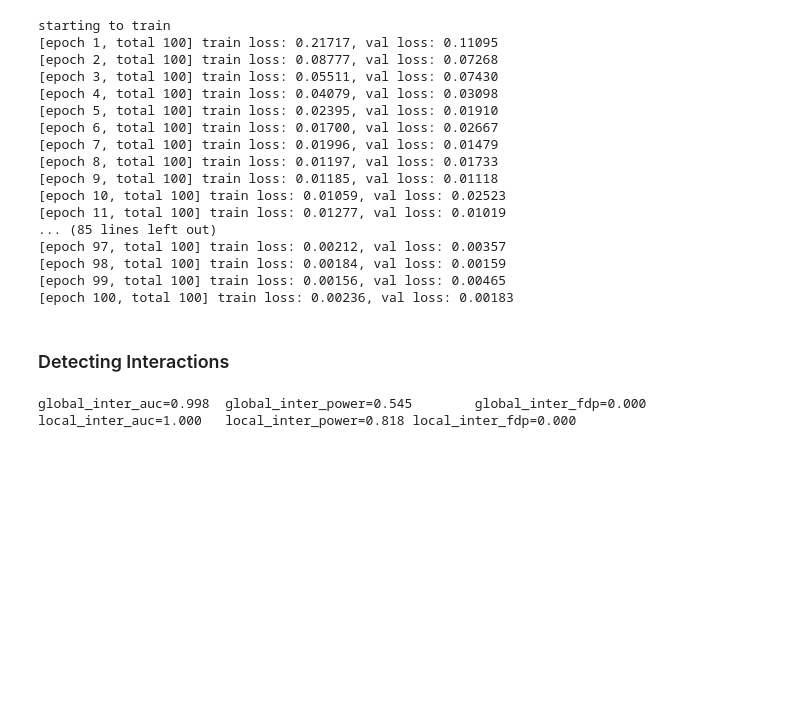
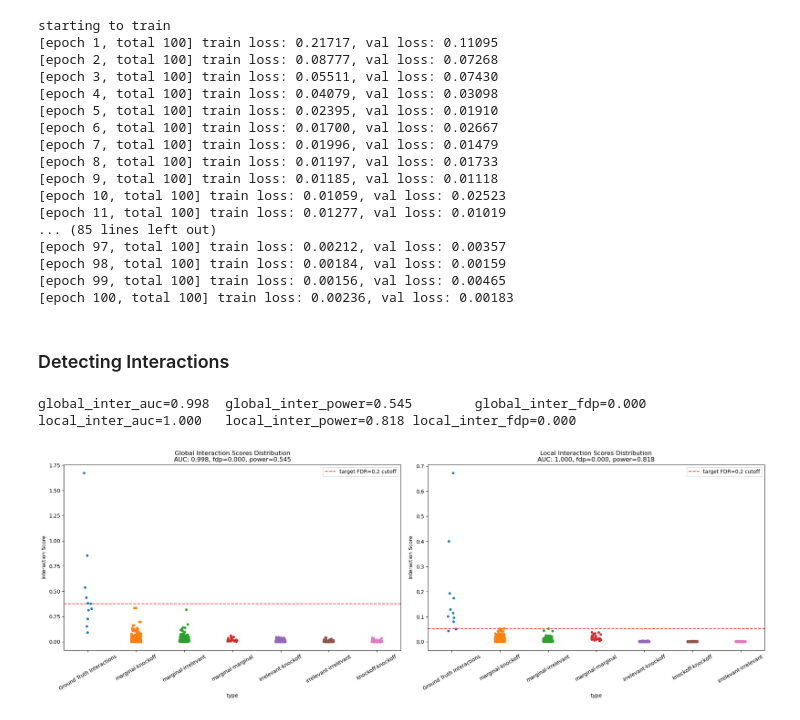
Before and after one commit to batmen-lab/DeepROCK, a Jupyter notebook: examples/simulations.ipynb, the cells around one changed output. Cells and saved outputs as stored; diff of their text form; code cells hidden in the pictures; blank space fills up the shorter version.

Commit message:
fix figure

```diff
--- a/examples/simulations.ipynb
+++ b/examples/simulations.ipynb
@@ -104,15 +106,21 @@ local_inter_auc=1.000   local_inter_power=0.818 local_inter_fdp=0.000
 global_feat_inter_df = utils.get_interaction_df(global_interaction_import, p, import_gt, inter_gt)
 local_feat_inter_df = utils.get_interaction_df(local_interaction_import, p, import_gt, inter_gt)
 # %%
-sns.stripplot(x="type", y="value", hue="type", data=global_feat_inter_df, legend=False, ax=axes[0][0])
-axes[0][0].axhline(y=global_knockoff_thres, color="r", linestyle="--", label=f"target FDR={args.target_fdr} cutoff")
-axes[0][0].set_title(f"Global Interaction Scores (Act=id Mu=prod demarg=1) Distribution, AUC: {global_inter_auc:.3f}\n"
+fig, axes = plt.subplots(1, 2, figsize=(20, 7))
+sns.stripplot(x="type", y="value", hue="type", data=global_feat_inter_df, legend=False, ax=axes[0])
+axes[0].axhline(y=global_knockoff_thres, color="r", linestyle="--", label=f"target FDR={target_fdr} cutoff")
+axes[0].set_title(f"Global Interaction Scores Distribution\nAUC: {global_inter_auc:.3f}, "
     f"fdp={global_inter_fdp:.3f}, power={global_inter_power:.3f}")
-axes[0][0].set_ylabel("Interaction Score")
-axes[0][0].tick_params(axis='x', labelrotation=30)
-sns.stripplot(x="type", y="value", hue="type", data=local_feat_inter_df, legend=False, ax=axes[0][1])
-axes[0][1].axhline(y=local_knockoff_thres, color="r", linestyle="--", label=f"target FDR={args.target_fdr} cutoff")
-axes[0][1].set_title(f"Local Interaction Scores Distribution, AUC: {local_inter_auc:.3f}\n"
+axes[0].set_ylabel("Interaction Score")
+axes[0].tick_params(axis='x', labelrotation=30)
+axes[0].legend()
+sns.stripplot(x="type", y="value", hue="type", data=local_feat_inter_df, legend=False, ax=axes[1])
+axes[1].axhline(y=local_knockoff_thres, color="r", linestyle="--", label=f"target FDR={target_fdr} cutoff")
+axes[1].set_title(f"Local Interaction Scores Distribution\nAUC: {local_inter_auc:.3f}, "
     f"fdp={local_inter_fdp:.3f}, power={local_inter_power:.3f}")
-axes[0][1].set_ylabel("Interaction Score")
-axes[0][1].tick_params(axis='x', labelrotation=30)
+axes[1].set_ylabel("Interaction Score")
+axes[1].tick_params(axis='x', labelrotation=30)
+axes[1].legend()
+fig.tight_layout()
+# %% [output]
+[figure, added]
```
Also changed, not shown: parts of 1 cell of this notebook.
